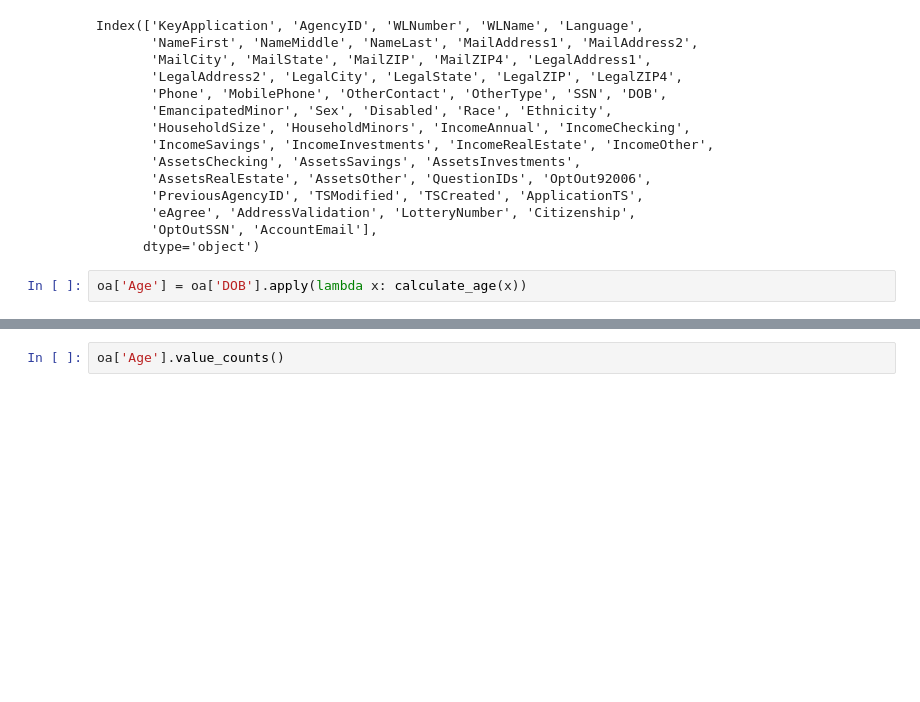
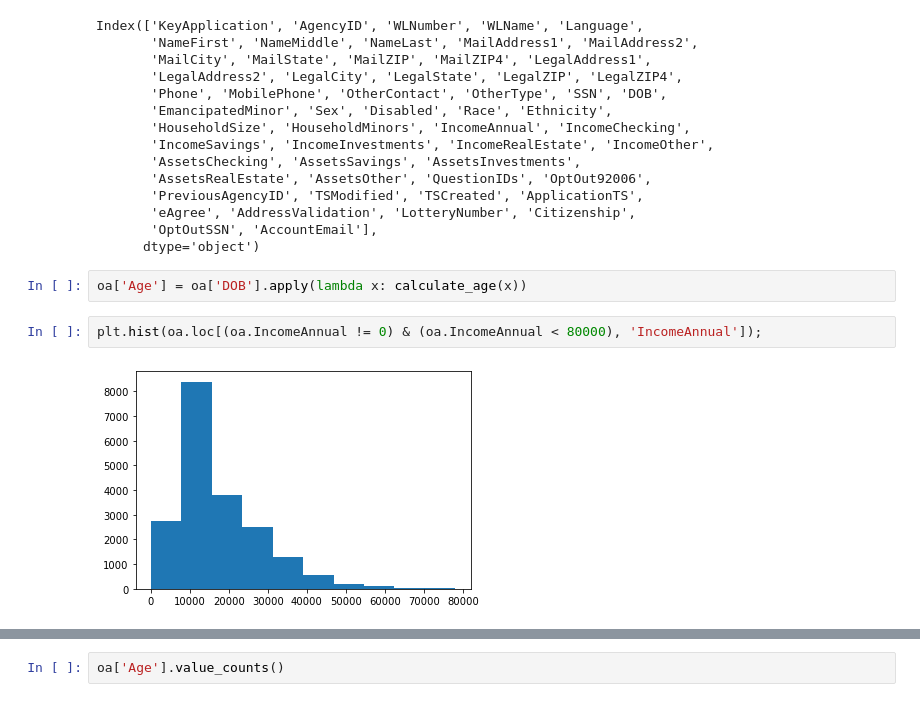
Before and after one commit to dongmeic/LCOG_support, a Jupyter notebook: Lane/HomesforGood.ipynb, the cells around one changed output, grey strips where cells are left out. Drawn from its saved outputs; the diff is of its cells as text; blank space fills up the shorter version.

```diff
--- a/Lane/HomesforGood.ipynb
+++ b/Lane/HomesforGood.ipynb
@@ -28,3 +29,7 @@ Index(['KeyApplication', 'AgencyID', 'WLNumber', 'WLName', 'Language',
       dtype='object')
 # %%
 oa['Age'] = oa['DOB'].apply(lambda x: calculate_age(x))
+# %%
+plt.hist(oa.loc[(oa.IncomeAnnual != 0) & (oa.IncomeAnnual < 80000), 'IncomeAnnual']);
+# %% [output]
+[figure, added]
```
Also changed, not shown: parts of 24 cells of this notebook, 3 other files.
